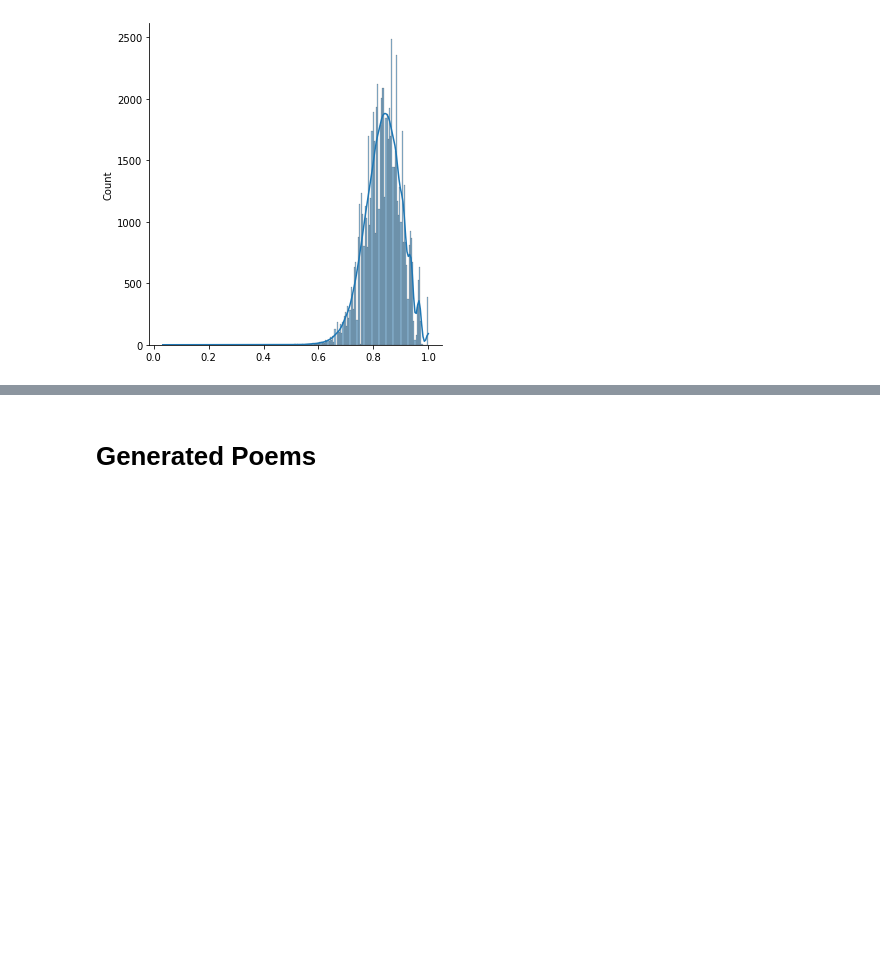
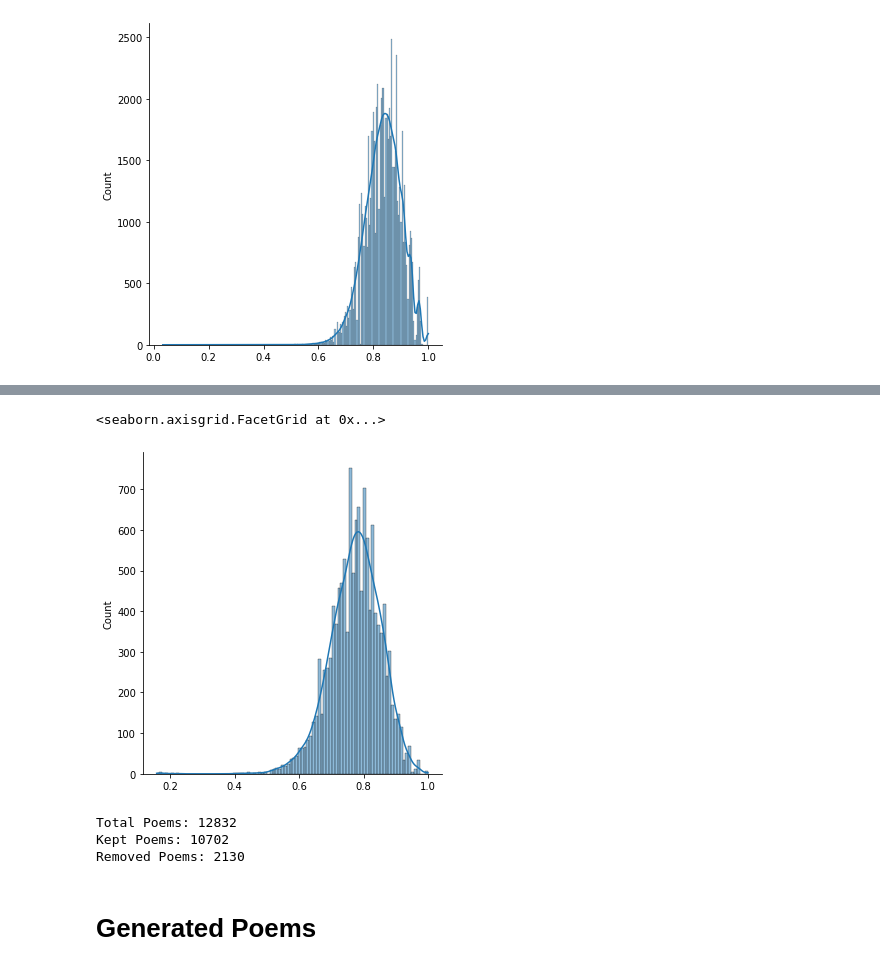
Before and after one commit to coderalo/11785-automatic-poetry-generation, a Jupyter notebook: experimental/poem_selection.ipynb, the cells around one changed output, grey strips where cells are left out. Saved outputs shown, nothing was run; the diff lists cells and outputs as text; code cells hidden in the pictures; blank space fills up the shorter version.

Commit message:
Filtered by lexical diversity and topic classification. Adding throttling for Google Classification API and handling of dict key/poem files.

```diff
--- a/experimental/poem_selection.ipynb
+++ b/experimental/poem_selection.ipynb
@@ -119,0 +120,3 @@ free_form.txt  limericks.json  once_upon_a_time.txt  sample_data  sample.txt
+# %%
+DATA_DIR = 'drive/MyDrive/11-785_IDL/automatic_poetry_generation/data/raw'
+!ls $DATA_DIR
@@ -164,0 +175,16 @@ sns.displot(oedilf_lexical_diversity, kde=True)
+# %%
+def generated_json_poems(fname):
+  """Cleans up poems in the parsed jsons format into a list of strings and calculates lexical diversity"""
+  f = open(fname)
+  poems_json = json.load(f)
+
+  poems = {}
+  for k, p in poems_json.items():
+    poems[k] = p.split('\n')  #convert back to list of line strings
+
+  return poems_json, poems
+# %%
+free_form_fpath = os.path.join(DATA_DIR, '04_21_free_form_spell_checked_12832.json')
+free_form_poems_json, free_form_poems = generated_json_poems(free_form_fpath)
+# %%
+free_form_lexical_diversity = calculate_lexical_diversities(free_form_poems.values())
@@ -164,0 +214,5 @@ sns.displot(oedilf_lexical_diversity, kde=True)
+# %%
+sns.displot(free_form_lexical_diversity, kde=True)
+# %% [output]
+<seaborn.axisgrid.FacetGrid at 0x...>
+[figure, added]
@@ -164,0 +235,8 @@ sns.displot(oedilf_lexical_diversity, kde=True)
+# %%
+print(f'Total Poems: {len(free_form_poems)}')
+print(f'Kept Poems: {len(filtered_free_form_poems)}')
+print(f'Removed Poems: {len(free_form_poems)-len(filtered_free_form_poems)}')
+# %% [output]
+Total Poems: 12832
+Kept Poems: 10702
+Removed Poems: 2130
```
Also changed, not shown: parts of 10 cells of this notebook, 6 other files.
